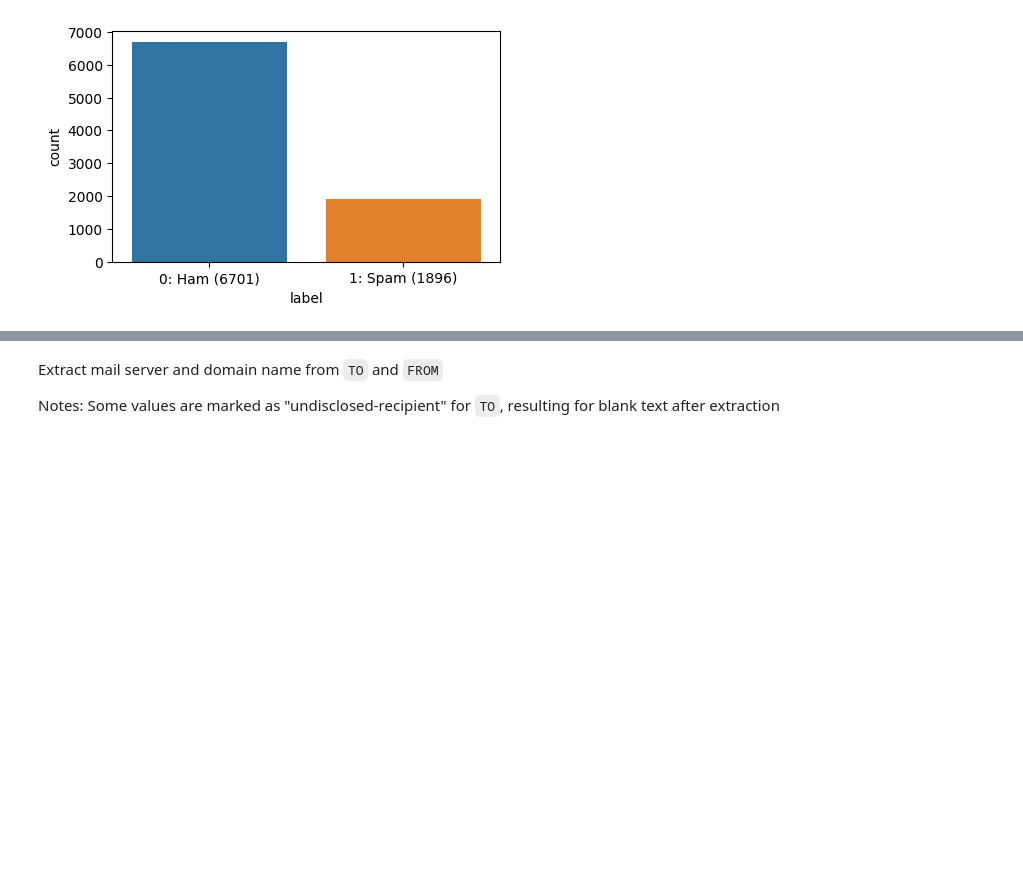
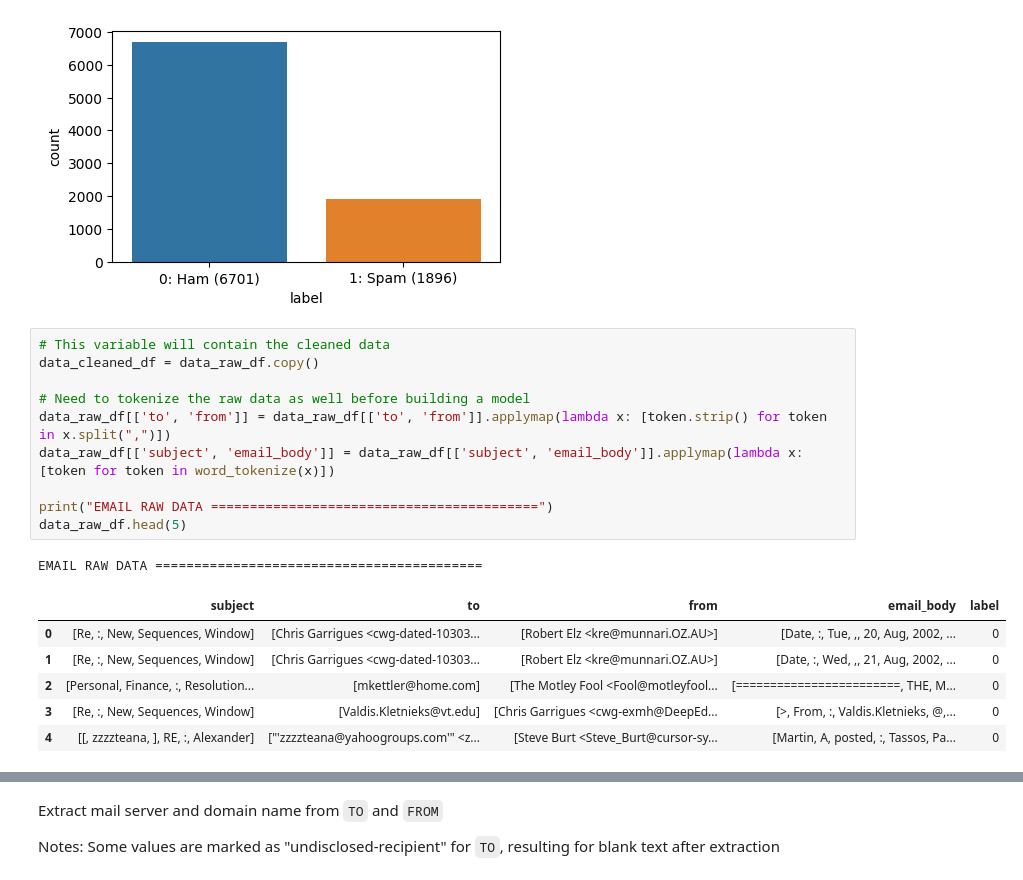
Before and after one commit to abccastro/Email-Spam-or-Ham-Detector-using-Naive-Bayes, a Jupyter notebook: Email Spam or Ham Detector using Naive Bayes.ipynb, the cells around one changed output, grey strips where cells are left out. Cells and saved outputs as stored; diff of their text form; blank space fills up the shorter version.

```diff
--- a/Email Spam or Ham Detector using Naive Bayes.ipynb
+++ b/Email Spam or Ham Detector using Naive Bayes.ipynb
@@ -109,3 +98,21 @@ countplt.set_xticklabels(['0: Ham (' + str(data_raw_df['label'].value_counts()[0
 # %% [output]
 [Text(0, 0, '0: Ham (6701)'), Text(1, 0, '1: Spam (1896)')]
 [figure]
+# %%
+# This variable will contain the cleaned data
+data_cleaned_df = data_raw_df.copy()
+
+# Need to tokenize the raw data as well before building a model
+data_raw_df[['to', 'from']] = data_raw_df[['to', 'from']].applymap(lambda x: [token.strip() for token in x.split(",")])
+data_raw_df[['subject', 'email_body']] = data_raw_df[['subject', 'email_body']].applymap(lambda x: [token for token in word_tokenize(x)])
+
+print("EMAIL RAW DATA ==========================================")
+data_raw_df.head(5)
+# %% [output]
+EMAIL RAW DATA ==========================================
+|  | subject | to | from | email_body | label |
+| 0 | [Re, :, New, Sequences, Window] | [Chris Garrigues <cwg-dated-10303... | [Robert Elz <kre@munnari.OZ.AU>] | [Date, :, Tue, ,, 20, Aug, 2002, ... | 0 |
+| 1 | [Re, :, New, Sequences, Window] | [Chris Garrigues <cwg-dated-10303... | [Robert Elz <kre@munnari.OZ.AU>] | [Date, :, Wed, ,, 21, Aug, 2002, ... | 0 |
+| 2 | [Personal, Finance, :, Resolution... | [mkettler@home.com] | [The Motley Fool <Fool@motleyfool... | [========================, THE, M... | 0 |
+| 3 | [Re, :, New, Sequences, Window] | [Valdis.Kletnieks@vt.edu] | [Chris Garrigues <cwg-exmh@DeepEd... | [>, From, :, Valdis.Kletnieks, @,... | 0 |
+| 4 | [[, zzzzteana, ], RE, :, Alexander] | ["'zzzzteana@yahoogroups.com'" <z... | [Steve Burt <Steve_Burt@cursor-sy... | [Martin, A, posted, :, Tassos, Pa... | 0 |
```
Also changed, not shown: parts of 9 cells of this notebook.
